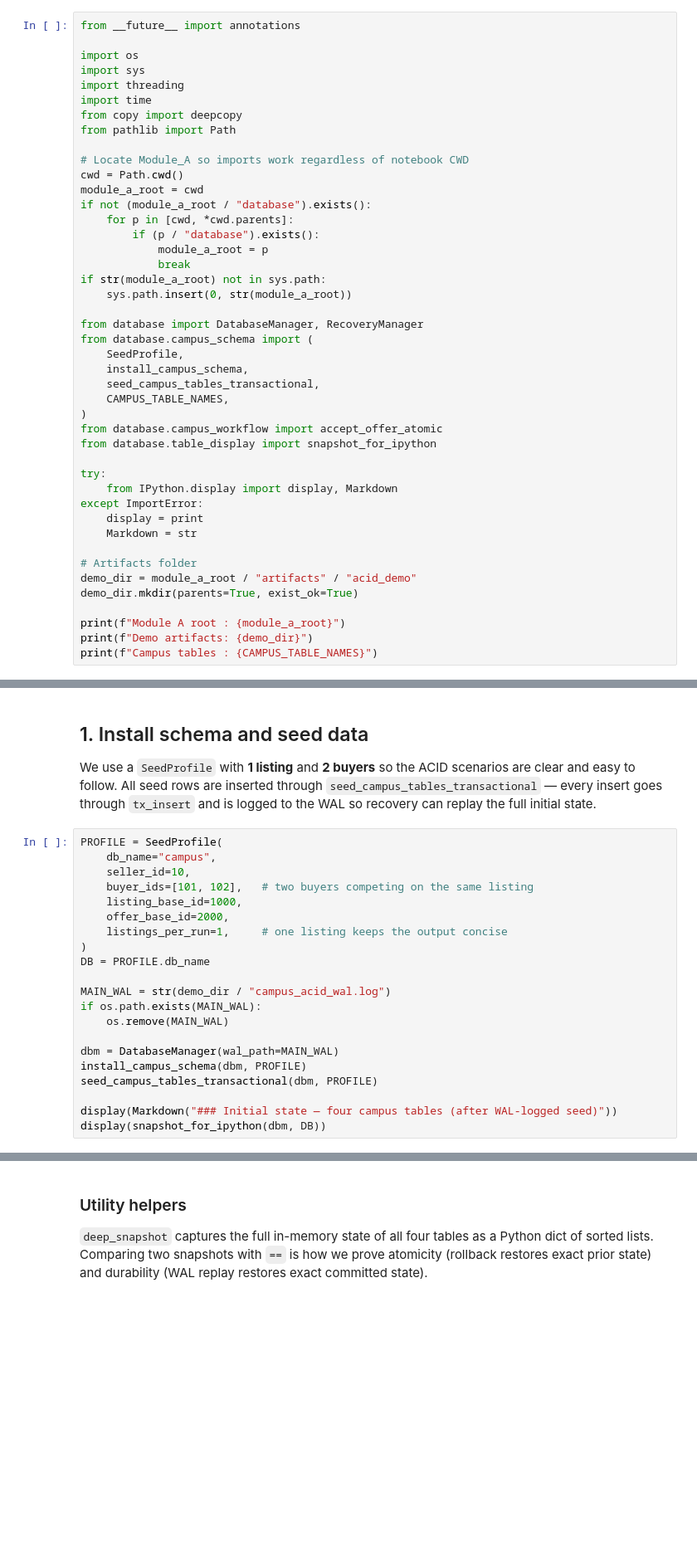
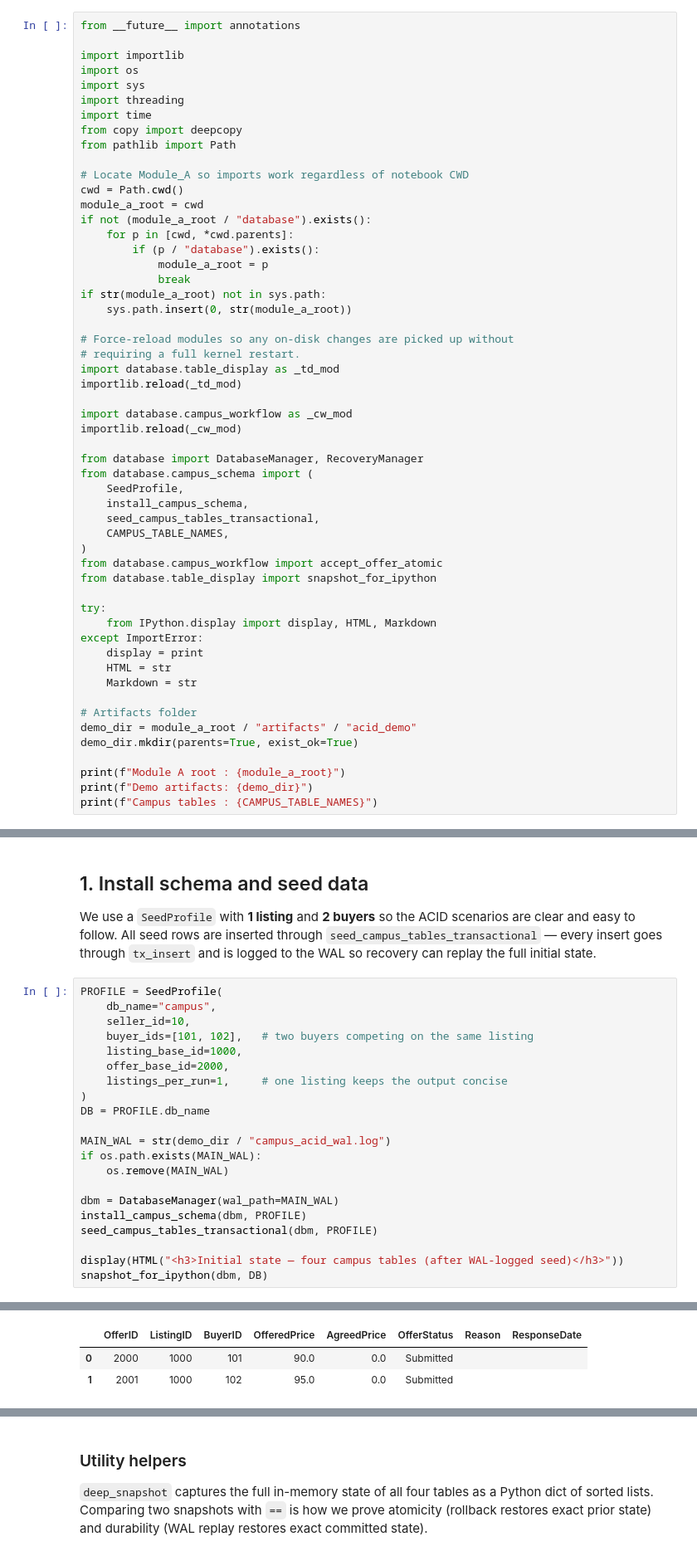
Before and after one commit to Zeenu03/Campus_Trading_App, a Jupyter notebook: Assignment_3/Module_A/acid_properties_demo.ipynb, the cells around one changed output, grey strips where cells are left out. Shown at 83% size. Drawn from its saved outputs; the diff is of its cells as text; blank space fills up the shorter version.

```diff
--- a/Assignment_3/Module_A/acid_properties_demo.ipynb
+++ b/Assignment_3/Module_A/acid_properties_demo.ipynb
@@ -26,6 +26,7 @@ One call touches **all four tables** in a single WAL-backed transaction:
 # %%
 from __future__ import annotations
 
+import importlib
 import os
 import sys
 import threading
@@ -44,6 +45,14 @@ if not (module_a_root / "database").exists():
 if str(module_a_root) not in sys.path:
     sys.path.insert(0, str(module_a_root))
 
+# Force-reload modules so any on-disk changes are picked up without
+# requiring a full kernel restart.
+import database.table_display as _td_mod
+importlib.reload(_td_mod)
+
+import database.campus_workflow as _cw_mod
+importlib.reload(_cw_mod)
+
 from database import DatabaseManager, RecoveryManager
 from database.campus_schema import (
     SeedProfile,
@@ -55,9 +64,10 @@ from database.campus_workflow import accept_offer_atomic
 from database.table_display import snapshot_for_ipython
 
 try:
-    from IPython.display import display, Markdown
+    from IPython.display import display, HTML, Markdown
 except ImportError:
     display = print
+    HTML = str
     Markdown = str
 
 # Artifacts folder
@@ -97,6 +107,6 @@ dbm = DatabaseManager(wal_path=MAIN_WAL)
 install_campus_schema(dbm, PROFILE)
 seed_campus_tables_transactional(dbm, PROFILE)
 
-display(Markdown("### Initial state — four campus tables (after WAL-logged seed)"))
-display(snapshot_for_ipython(dbm, DB))
+display(HTML("<h3>Initial state — four campus tables (after WAL-logged seed)</h3>"))
+snapshot_for_ipython(dbm, DB)
 # %% [output]
@@ -130,0 +115,3 @@ display(snapshot_for_ipython(dbm, DB))
+|  | OfferID | ListingID | BuyerID | OfferedPrice | AgreedPrice | OfferStatus | Reason | ResponseDate |
+| 0 | 2000 | 1000 | 101 | 90.0 | 0.0 | Submitted |  |  |
+| 1 | 2001 | 1000 | 102 | 95.0 | 0.0 | Submitted |  |  |
```
Also changed, not shown: parts of 10 cells of this notebook, 2 other files.
